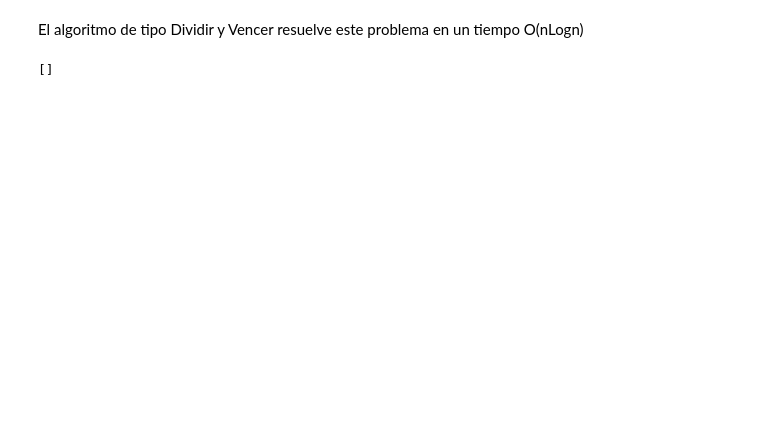
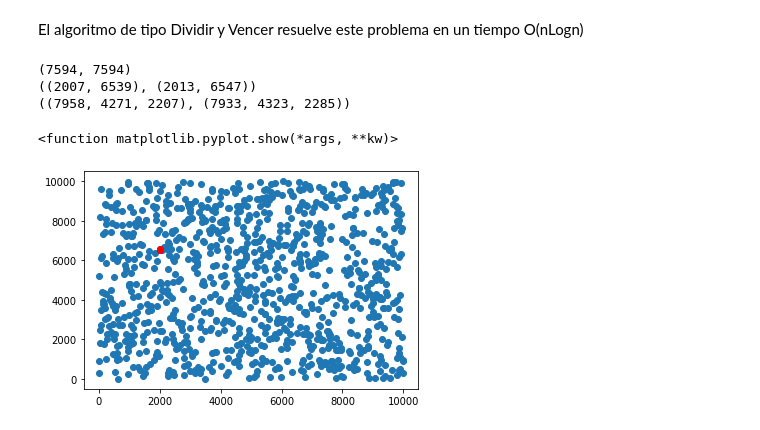
Before and after one commit to scanavi31/03MIAR---Algoritmos-de-Optimizacion, a Jupyter notebook: Ivan_Callejas__AG1.ipynb, the cells around one changed output. Cells and saved outputs as stored; diff of their text form; code cells hidden in the pictures; blank space fills up the shorter version.

```diff
--- a/Ivan_Callejas__AG1.ipynb
+++ b/Ivan_Callejas__AG1.ipynb
@@ -385,4 +353,0 @@ def closest_pair(points):
-# %%
-closest_pair(Lista_2D)
-# %% [output]
-[]
@@ -388,0 +414,25 @@ closest_pair(Lista_2D)
+# %%
+#S_1D = encontrar_puntos(Lista_1D,1)
+S_2D = encontrar_puntos(Lista_2D,2)
+S_3D = encontrar_puntos(Lista_3D,3)
+print(S_1D)
+print(S_2D)
+print(S_3D)
+# %% [output]
+(7594, 7594)
+((2007, 6539), (2013, 6547))
+((7958, 4271, 2207), (7933, 4323, 2285))
+# %%
+import numpy as np
+import matplotlib.pyplot as plt
+
+Ax = [x[0] for x in Lista_2D]
+Ay = [x[1] for x in Lista_2D]
+Sx = [x[0] for x in S_2D]
+Sy = [x[1] for x in S_2D]
+plt.scatter(Ax,Ay)
+plt.scatter(Sx,Sy, color="red")
+plt.show
+# %% [output]
+<function matplotlib.pyplot.show(*args, **kw)>
+[figure, added]
```
Also changed, not shown: parts of 8 cells of this notebook.
